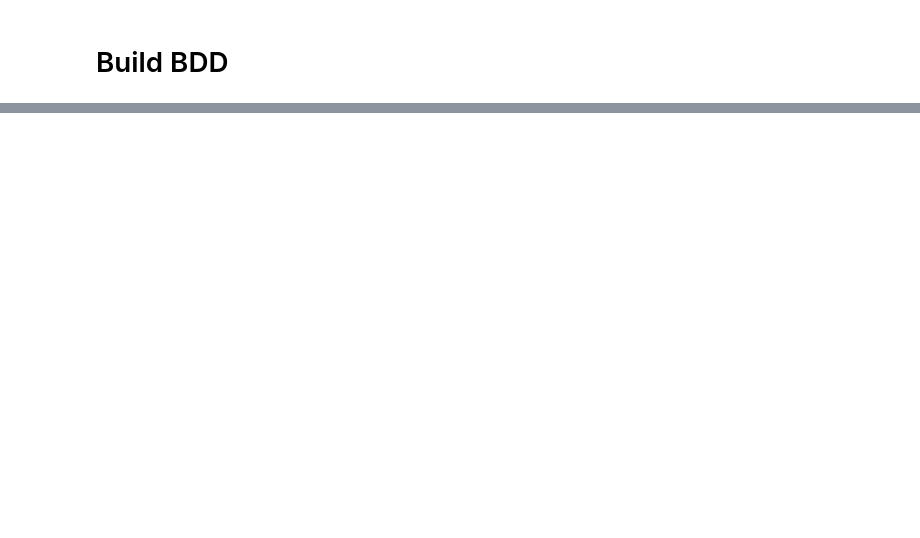
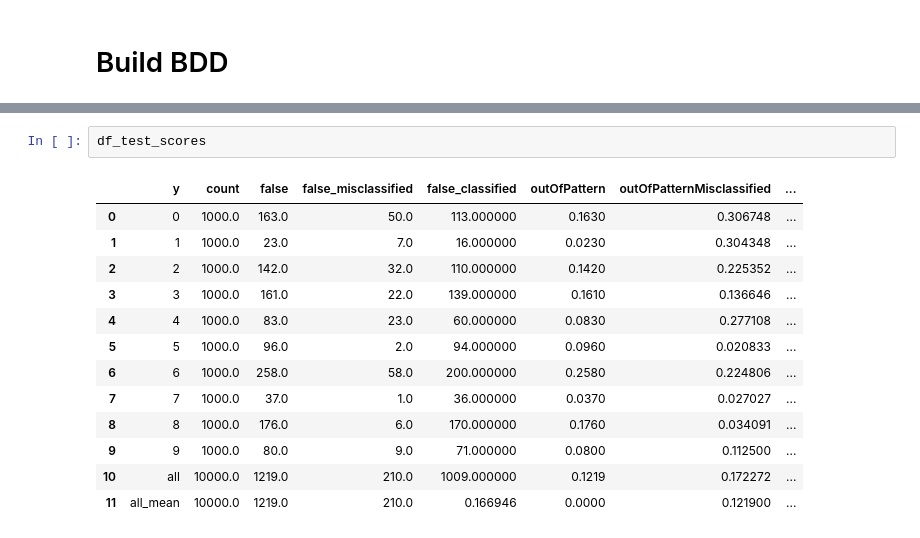
Before and after one commit to ahmadhatahet/runtime-monitoring, a Jupyter notebook: experiments/test-other-dataset.ipynb, the cells around one changed output, grey strips where cells are left out. Saved outputs shown, nothing was run; the diff lists cells and outputs as text; blank space fills up the shorter version.

```diff
--- a/experiments/test-other-dataset.ipynb
+++ b/experiments/test-other-dataset.ipynb
@@ -275,0 +233,16 @@ test_scores.loc[ test_scores['y'] == 'all' ]
+# %%
+df_test_scores
+# %% [output]
+|  | y | count | false | false_misclassified | false_classified | outOfPattern | outOfPatternMisclassified | ... |
+| 0 | 0 | 1000.0 | 163.0 | 50.0 | 113.000000 | 0.1630 | 0.306748 | ... |
+| 1 | 1 | 1000.0 | 23.0 | 7.0 | 16.000000 | 0.0230 | 0.304348 | ... |
+| 2 | 2 | 1000.0 | 142.0 | 32.0 | 110.000000 | 0.1420 | 0.225352 | ... |
+| 3 | 3 | 1000.0 | 161.0 | 22.0 | 139.000000 | 0.1610 | 0.136646 | ... |
+| 4 | 4 | 1000.0 | 83.0 | 23.0 | 60.000000 | 0.0830 | 0.277108 | ... |
+| 5 | 5 | 1000.0 | 96.0 | 2.0 | 94.000000 | 0.0960 | 0.020833 | ... |
+| 6 | 6 | 1000.0 | 258.0 | 58.0 | 200.000000 | 0.2580 | 0.224806 | ... |
+| 7 | 7 | 1000.0 | 37.0 | 1.0 | 36.000000 | 0.0370 | 0.027027 | ... |
+| 8 | 8 | 1000.0 | 176.0 | 6.0 | 170.000000 | 0.1760 | 0.034091 | ... |
+| 9 | 9 | 1000.0 | 80.0 | 9.0 | 71.000000 | 0.0800 | 0.112500 | ... |
+| 10 | all | 10000.0 | 1219.0 | 210.0 | 1009.000000 | 0.1219 | 0.172272 | ... |
+| 11 | all_mean | 10000.0 | 1219.0 | 210.0 | 0.166946 | 0.0000 | 0.121900 | ... |
```
Also changed, not shown: parts of 17 cells of this notebook.
